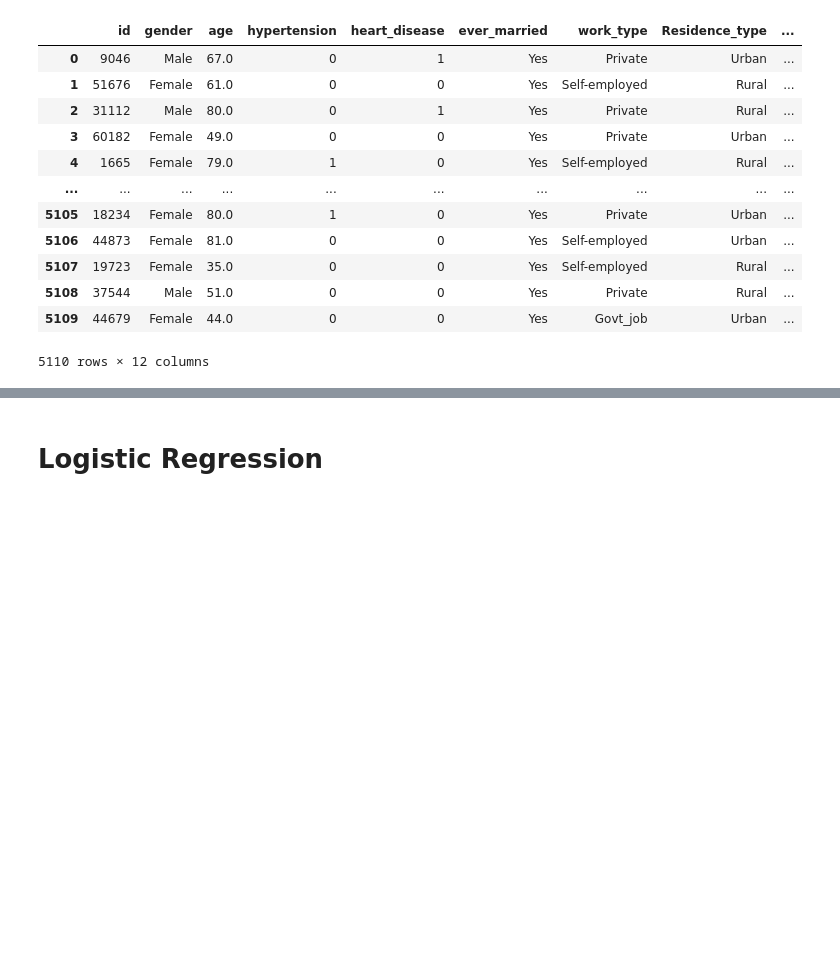
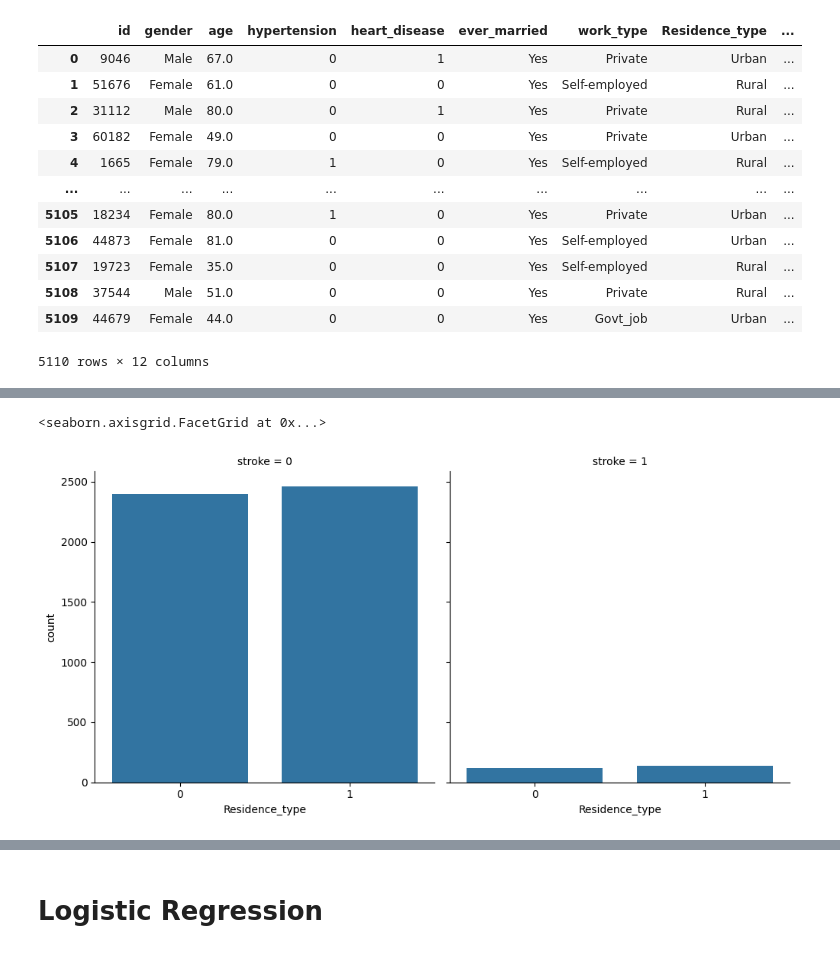
Before and after one commit to prvshkmr/Stroke_Prediction, a Jupyter notebook: Stroke_Predication.ipynb, the cells around one changed output, grey strips where cells are left out. Saved outputs shown, nothing was run; the diff lists cells and outputs as text; code cells hidden in the pictures; blank space fills up the shorter version.

```diff
--- a/Stroke_Predication.ipynb
+++ b/Stroke_Predication.ipynb
@@ -1540,3 +1714,6 @@ sns.catplot(x='work_type',kind='count',col='stroke',data=test_data_nosmoke)
 # %%
-sns.catplot(x='Residence_type',kind='count',col='stroke',data=test_data_nosmoke)
+sns.catplot(x='Residence_type',kind='count',col='stroke',data=training_data_nosmoke)
+# %% [output]
+<seaborn.axisgrid.FacetGrid at 0x...>
+[figure, added]
 # %%
```
Also changed, not shown: parts of 33 cells of this notebook.
